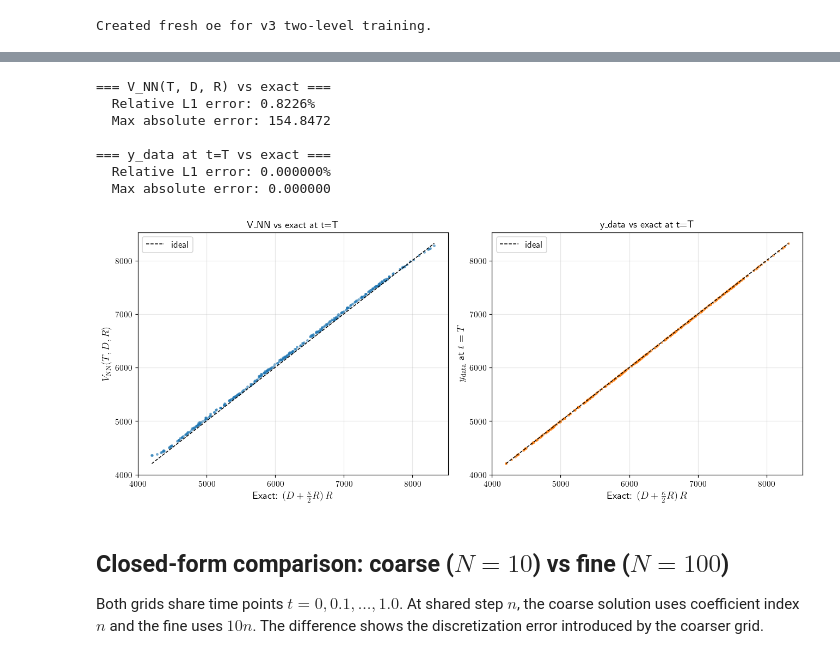
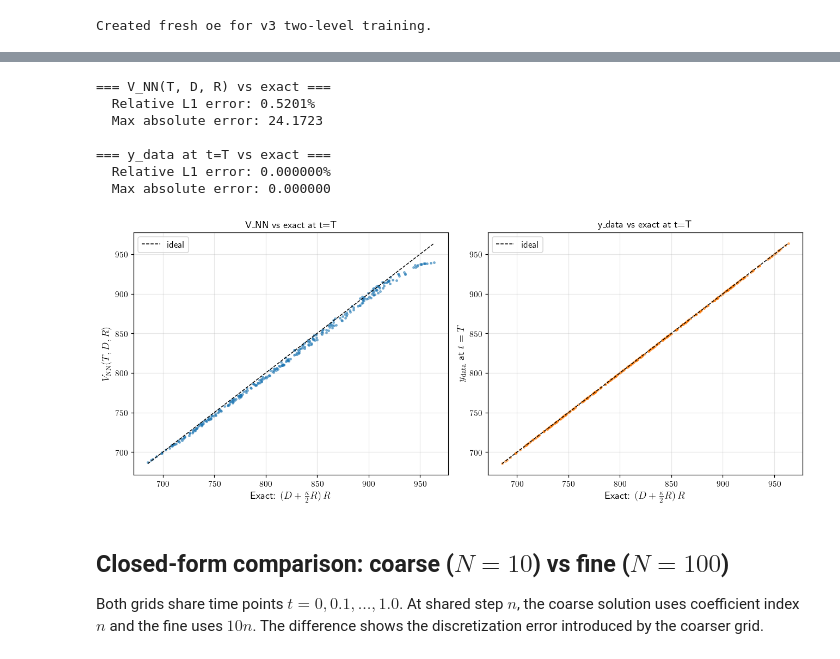
Before and after one commit to arashfahim/multiscale-PGM-for-stochastic-control, a Jupyter notebook: LOB/LOB_linear/MS_PGM_v5.ipynb, the cells around one changed output, grey strips where cells are left out. Saved outputs shown, nothing was run; the diff lists cells and outputs as text; code cells hidden in the pictures.

```diff
--- a/LOB/LOB_linear/MS_PGM_v5.ipynb
+++ b/LOB/LOB_linear/MS_PGM_v5.ipynb
@@ -104,7 +104,7 @@ lob_params = {
     'A0':0.,# initial asset price
     'initial_balance':1e3,# initial balance
     'dim':3,# dimension of the state space (time, inventory, price impact)
-    'alpha':1,
+    'alpha':0.5,
 }
 approx_params = {
     'num_trajectories': 300,#  number of simulated trajectories
@@ -210,7 +210,7 @@ class optimal_execution(object):
         return up
 
     def step_cost(self,x,psi):
-        loss=(x[:,1]+(self.kappa/2.0)*psi)*torch.pow(psi,self.alpha)
+        loss=(x[:,1]+(self.kappa/2.0)*psi)*torch.pow(torch.abs(psi), self.alpha) * torch.sign(psi)
         return loss
 
     def unit(self,x):
@@ -516,6 +516,31 @@ Training complete.
 # %%
 # if not hasattr(oe, 'V_fat'):
 #     oe.value()
+# %%
+# Trade size along optimal trajectory starting at (0, 0, X0) for oe (N=10)
+u = torch.tensor([[0.0, 0.0, float(oe.X0)]])
+psi_oe, t_oe = [], []
+for n in range(oe.N):
+    t_oe.append(n * oe.delta)
+    with torch.no_grad():
+        psi = oe.trade_size(u).squeeze().item()
+    psi_oe.append(psi)
+    u = oe.update(u, torch.tensor([psi]))
+t_oe.append(oe.N * oe.delta)
+psi_oe.append(u[0, 2].item())
+
+t_oe = np.array(t_oe)
+bar_w = oe.delta * 0.4
+
+fig, ax = plt.subplots(figsize=(14, 5), dpi=120)
+ax.bar(t_oe, psi_oe, width=bar_w, align='edge', alpha=0.8, label='NN (N=10)')
+ax.set_xlabel(r'$t_n$', fontsize=13)
+ax.set_ylabel(r'Trade size $\psi_n$', fontsize=13)
+ax.set_title(f'oe optimal trade sizes: $R_0=X_0={int(oe.X0)}$, $D_0=0$, $N={oe.N}$, $\\alpha={oe.alpha}$', fontsize=12)
+ax.legend(fontsize=11)
+ax.grid(True, alpha=0.3)
+plt.tight_layout()
+plt.show()
 # %%
 t=torch.zeros([oe.M,1])
 D=torch.zeros([oe.M,1])
@@ -546,7 +571,7 @@ with torch.no_grad():
     D_T = x_T[:, 1]
     R_T = x_T[:, 2]
     V_nn = oe.V(x_T).squeeze()
-    V_exact = (D_T + oe.kappa / 2.0 * R_T) * R_T
+    V_exact = (D_T + oe.kappa / 2.0 * R_T) * torch.sign(R_T) * torch.pow(torch.abs(R_T), oe.alpha)
 
     mask_T = torch.abs(oe.x_data[:, 0] - oe.T) < 1e-6
     y_T = oe.y_data[mask_T].squeeze()
@@ -559,38 +584,38 @@ print(f"  Max absolute error: {torch.max(torch.abs(V_nn - V_exact)):.4f}")
 
 print("\n=== y_data at t=T vs exact ===")
 rel_err_y = torch.mean(y_diff) / torch.mean(torch.abs(V_exact)) * 100
 print(f"  Relative L1 error: {rel_err_y:.6f}%")
 print(f"  Max absolute error: {torch.max(y_diff):.6f}")
 
 fig, axes = plt.subplots(1, 2, figsize=(12, 5), dpi=110)
 axes[0].scatter(V_exact.numpy(), V_nn.numpy(), s=5, alpha=0.5)
 lim = [min(V_exact.min(), V_nn.min()).item(), max(V_exact.max(), V_nn.max()).item()]
 axes[0].plot(lim, lim, 'k--', lw=1, label='ideal')
-axes[0].set_xlabel(r'Exact: $(D + \frac{\kappa}{2} R)\, R$', fontsize=12)
+axes[0].set_xlabel(r'Exact: $(D + \frac{\kappa}{2} R)\, \mathrm{sgn}(R)\,|R|^{\alpha}$', fontsize=12)
 axes[0].set_ylabel(r'$V_{\mathrm{NN}}(T, D, R)$', fontsize=12)
 axes[0].set_title('V_NN vs exact at t=T', fontsize=12)
 axes[0].legend(fontsize=11)
 axes[0].grid(True, alpha=0.3)
 
 axes[1].scatter(V_exact.numpy(), y_T.numpy(), s=5, alpha=0.5, color='tab:orange')
 axes[1].plot(lim, lim, 'k--', lw=1, label='ideal')
-axes[1].set_xlabel(r'Exact: $(D + \frac{\kappa}{2} R)\, R$', fontsize=12)
+axes[1].set_xlabel(r'Exact: $(D + \frac{\kappa}{2} R)\, \mathrm{sgn}(R)\,|R|^{\alpha}$', fontsize=12)
 axes[1].set_ylabel(r'$y_{\mathrm{data}}$ at $t=T$', fontsize=12)
 axes[1].set_title('y_data vs exact at t=T', fontsize=12)
 axes[1].legend(fontsize=11)
 axes[1].grid(True, alpha=0.3)
 
 plt.tight_layout()
 plt.show()
 # %% [output]
 === V_NN(T, D, R) vs exact ===
-  Relative L1 error: 0.8226%
-  Max absolute error: 154.8472
+  Relative L1 error: 0.5201%
+  Max absolute error: 24.1723
 
 === y_data at t=T vs exact ===
   Relative L1 error: 0.000000%
   Max absolute error: 0.000000
-[figure, old version]
+[figure, new version]
 # %%
 # # Compare x_data vs _x_data_fat: (D, R) scatter at each time step
 # x = oe.x_data
```
Also changed, not shown: parts of 5 cells of this notebook, 2 other files.
